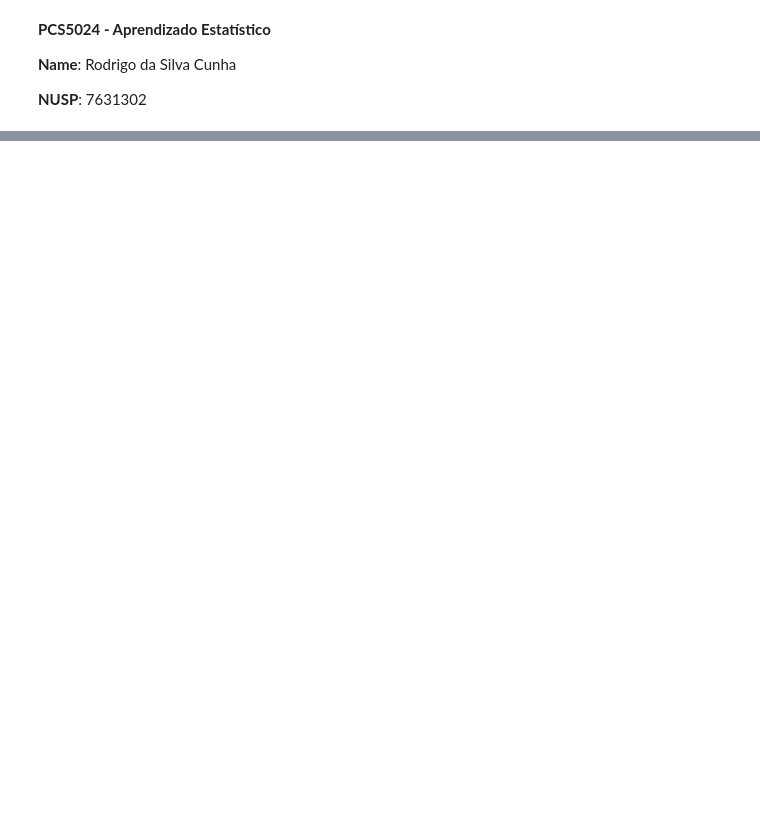
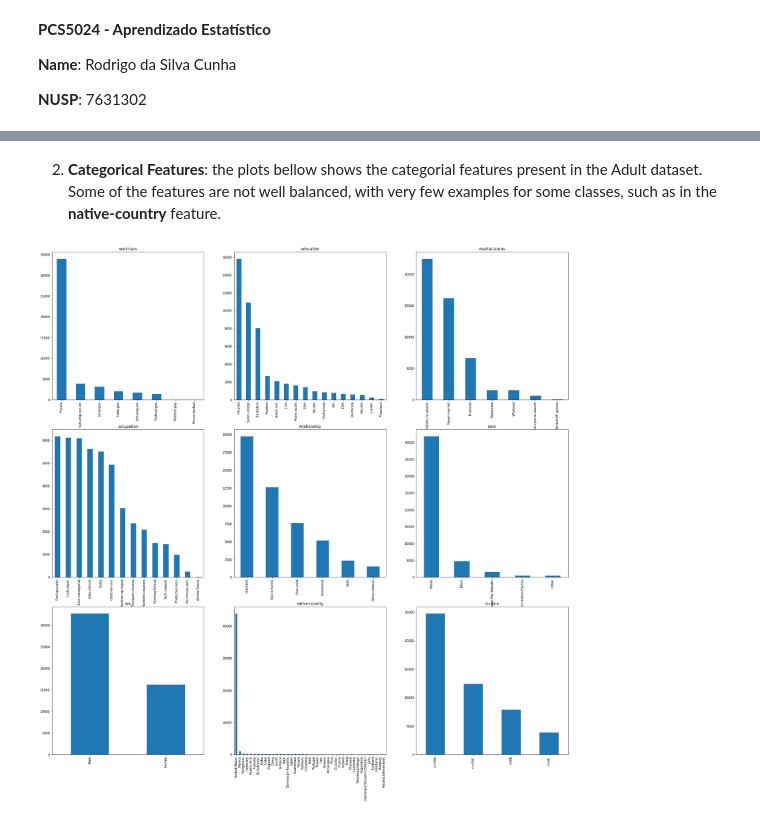
Before and after one commit to rodra-go/adult, a Jupyter notebook: notebooks/1 - Building Classifiers for Adult Dataset.ipynb, the cells around one changed output, grey strips where cells are left out. Saved outputs shown, nothing was run; the diff lists cells and outputs as text; code cells hidden in the pictures; blank space fills up the shorter version.

```diff
--- a/notebooks/1 - Building Classifiers for Adult Dataset.ipynb
+++ b/notebooks/1 - Building Classifiers for Adult Dataset.ipynb
@@ -23,0 +72,20 @@ def prepare_adult_data(train_data, test_data):
+# %% [markdown]
+2. **Categorical Features**: the plots bellow shows the categorial features present in the Adult dataset. Some of the features are not well balanced, with very few examples for some classes, such as in the **native-country** feature.
+# %%
+%matplotlib inline
+import matplotlib.pyplot as plt
+
+
+# selecting categorical features
+not_num = eda_data[['workclass','education','marital-status','occupation',
+                      'relationship','race','sex','native-country','income']]
+
+# ploting categorial features
+ncols = 3
+nrows = 3
+fig, axes = plt.subplots(nrows=nrows, ncols=ncols, figsize=(10*nrows, 10*ncols))
+for column, (i, j) in zip(list(not_num.columns), ((i,j) for i in range(nrows) for j in range(ncols))):
+    not_num[column].value_counts().plot(kind="bar", ax=axes[i,j])
+    axes[i,j].set_title(column)
+# %% [output]
+[figure, added]
```
Also changed, not shown: parts of 29 cells of this notebook, 1 other file.
